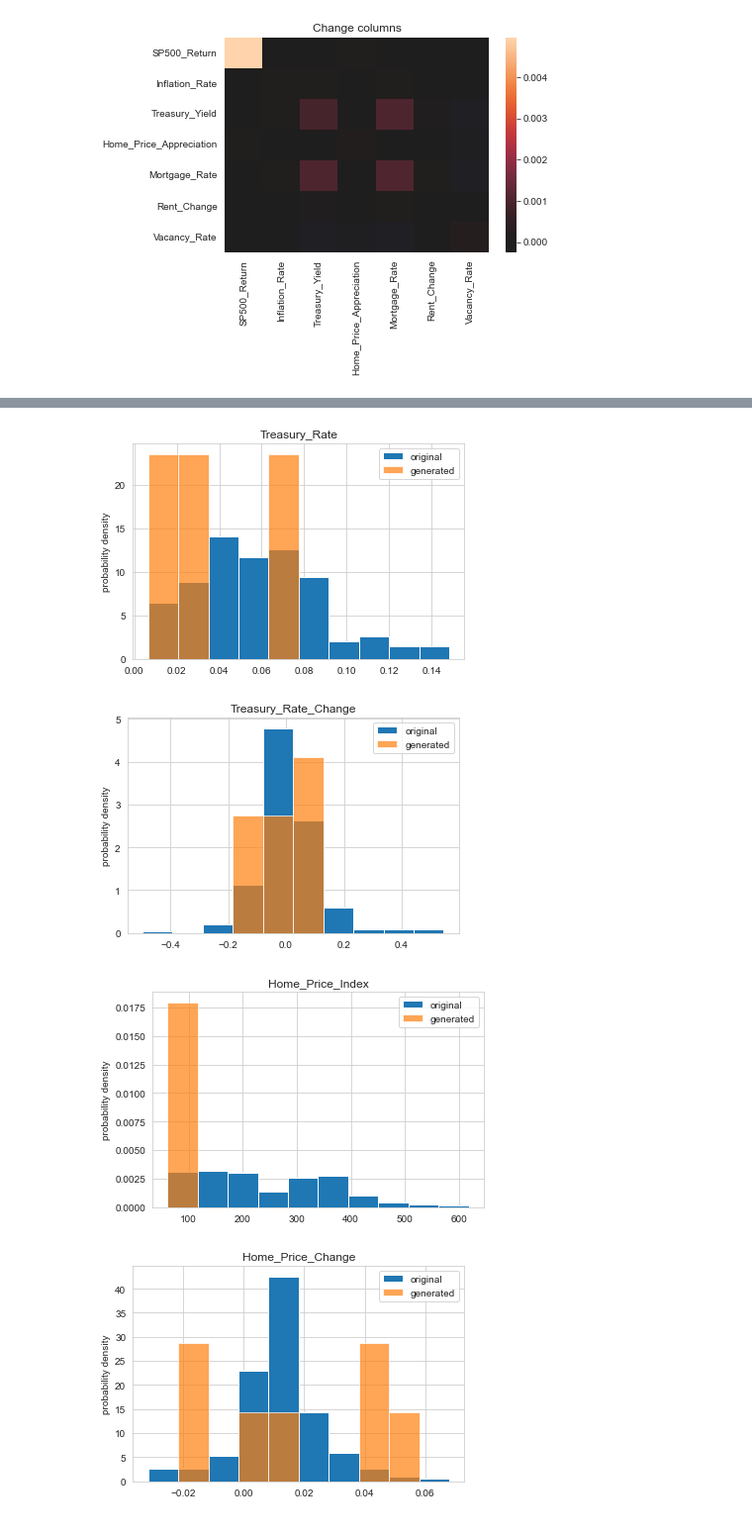
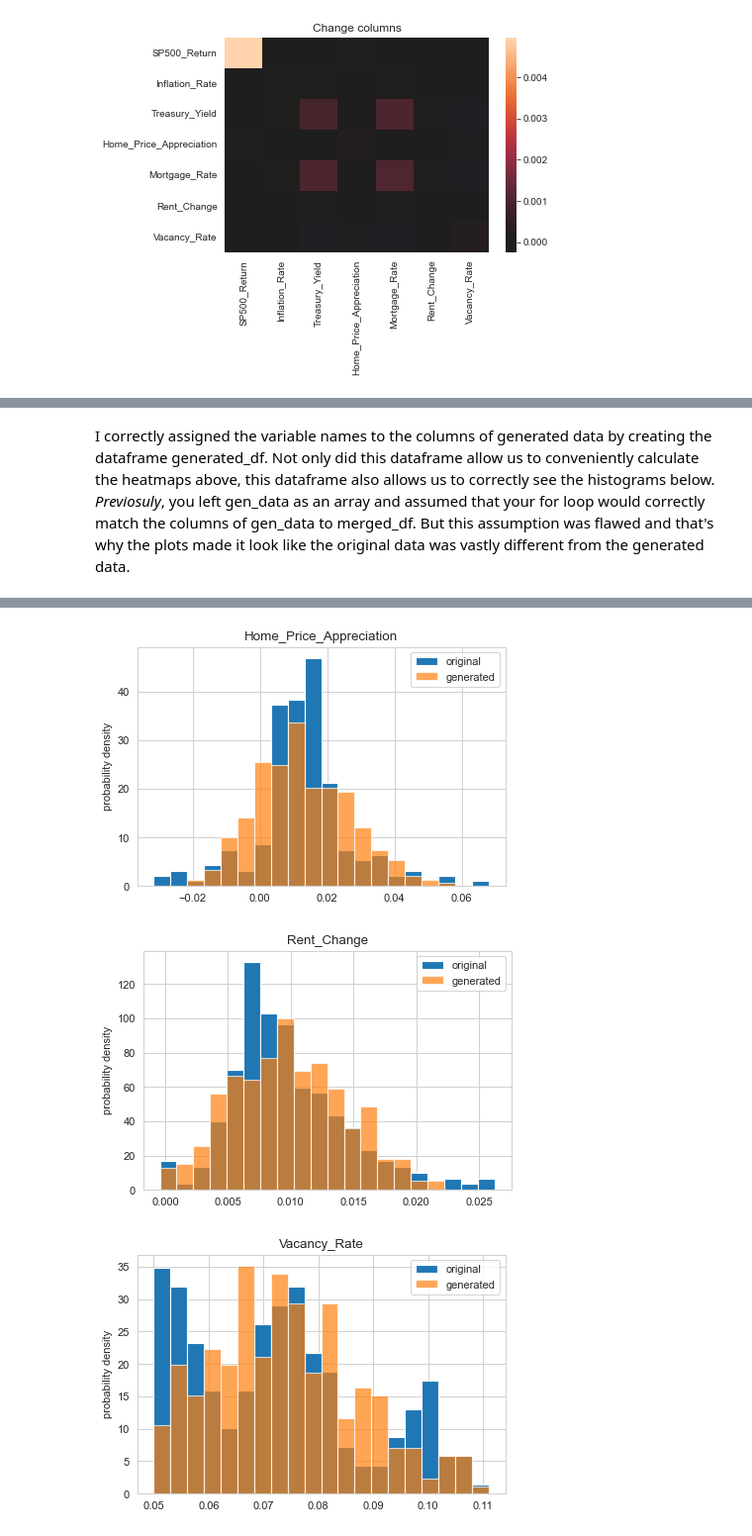
Before and after one commit to chriskelly/LifeFinances, a Jupyter notebook: data/historic_data/data_generation.ipynb, the cells around one changed output, grey strips where cells are left out. Shown at 99% size. Cells and saved outputs as stored; diff of their text form; code cells hidden in the pictures.

Commit message:
Scaling, plots of r values, fixed histograms

```diff
--- a/data/historic_data/data_generation.ipynb
+++ b/data/historic_data/data_generation.ipynb
@@ -100,0 +129,11 @@ Vacancy_Rate                 0.000244
+# %%
+from sklearn.preprocessing import StandardScaler
+#input data must be centered and scaled to unit variance
+scaler= StandardScaler()
+X= scaler.fit_transform(merged_df.drop(columns='DATE'))
+#convert back to frame for convenience
+X_df= pd.DataFrame(X, columns=merged_df.drop(columns='DATE').columns)
+covMatrix = X_df.cov()
+sn.heatmap(covMatrix , center=0)
+plt.title(f"from {merged_df['DATE'].min().date()} to {merged_df['DATE'].max().date()}")
+plt.show()
@@ -112,0 +187,14 @@ gen_data = rng.multivariate_normal(mu, covMatrix, size=num_samples)
+# %%
+col2use=merged_df.drop(columns=['DATE', 'Mortgage_Rate',
+                               ]).columns
+#create frame with standardized columns
+scaler.fit(merged_df[col2use])
+X_df= pd.DataFrame(scaler.transform(merged_df[col2use]),
+                   columns=col2use)
+covMatrix = X_df.cov()
+eig_val, _= linalg.eig(covMatrix)
+print(eig_val)
+if any(eig_val<0):
+    print('The covariance matrix is not positive-semidefinite')
+else:
+    print('The covariance matrix is positive-semidefinite')
@@ -112,0 +204,12 @@ gen_data = rng.multivariate_normal(mu, covMatrix, size=num_samples)
+# %%
+covMatrix = X_df.cov().values
+mu = X_df.mean().values
+print("Shape of covariance matrix",covMatrix.shape)
+print("Shape of averages", mu.shape)
+num_samples = 300
+rng = np.random.default_rng()
+gen_data = rng.multivariate_normal(mu, covMatrix, size=num_samples)
+#change the scale of the generated data back to the original scale of the variables
+generated_df= pd.DataFrame(scaler.inverse_transform(gen_data),
+                           columns=col2use)
+generated_df.head()
@@ -113,10 +234,12 @@ gen_data = rng.multivariate_normal(mu, covMatrix, size=num_samples)
+# %% [markdown]
+I correctly assigned the variable names to the columns of generated data by creating the dataframe generated_df. Not only did this dataframe allow us to conveniently calculate the heatmaps above, this dataframe also allows us to correctly see the histograms below. _Previosuly_, you left gen_data as an array and assumed that your for loop would correctly match the columns of gen_data to merged_df. But this assumption was flawed and that's why the plots made it look like the original data was vastly different from the generated data.
 # %%
-for idx, col in enumerate(merged_df.drop(columns='DATE').columns):
-    plt.figure()
+for col in col2use:
+    plt.figure(dpi=80)
     plt.title(col)
     #use the same bins for both plots and normalize the density
-    _, bins, _= plt.hist(merged_df[col],label='original', density=True)
-    plt.hist(gen_data[idx],label='generated', bins=bins, density=True, alpha=0.7)
+    _, bins, _= plt.hist(merged_df[col], bins=20, label='original', density=True)
+    plt.hist(generated_df[col],label='generated', bins=bins, density=True, alpha=0.7)
     plt.ylabel('probability density')
     plt.legend()
 # %% [output]
@@ -126,4 +249,3 @@ for idx, col in enumerate(merged_df.drop(columns='DATE').columns):
-[figure, old version]
+[figure, new version]
-[figure, old version]
+[figure, new version]
-[figure, old version]
+[figure, new version]
-[figure, removed]
```
Also changed, not shown: parts of 21 cells of this notebook.
